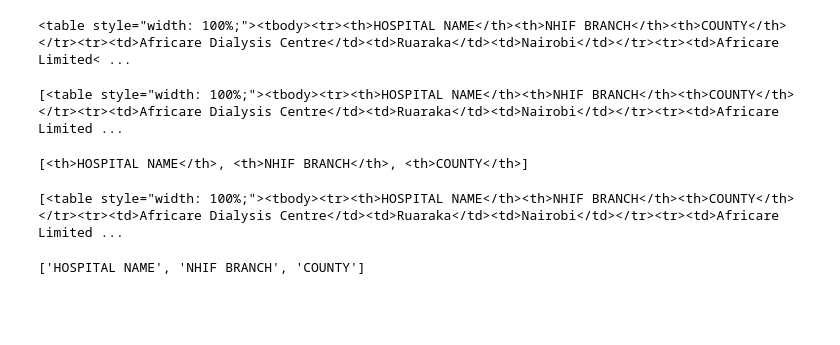
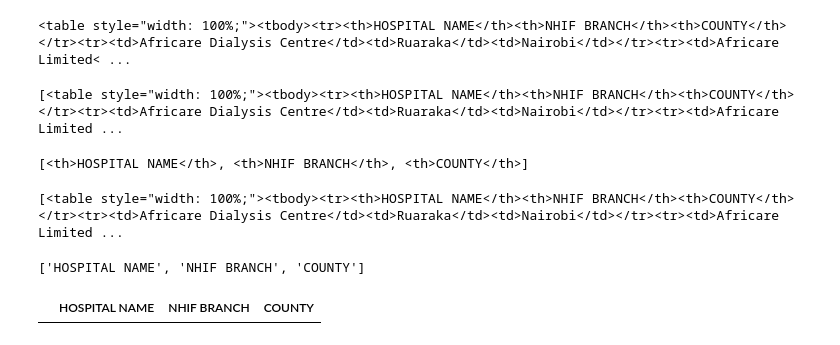
Before and after one commit to Winfry/PredictionAndRecommendationSystemKenyanHealth, a Jupyter notebook: KenyaFacilities.ipynb, the cells around one changed output. Saved outputs shown, nothing was run; the diff lists cells and outputs as text; code cells hidden in the pictures; blank space fills up the shorter version.

```diff
--- a/KenyaFacilities.ipynb
+++ b/KenyaFacilities.ipynb
@@ -53,3 +53,10 @@ diabetes_facilities= [title.text for title in headers]
 print(diabetes_facilities)
 # %% [output]
 ['HOSPITAL NAME', 'NHIF BRANCH', 'COUNTY']
+# %%
+# Getting the dataframe
+import pandas as pd
+df = pd.DataFrame(columns = diabetes_facilities)
+df
+# %% [output]
+|  | HOSPITAL NAME | NHIF BRANCH | COUNTY |
```
Also changed, not shown: parts of 1 cell of this notebook.
